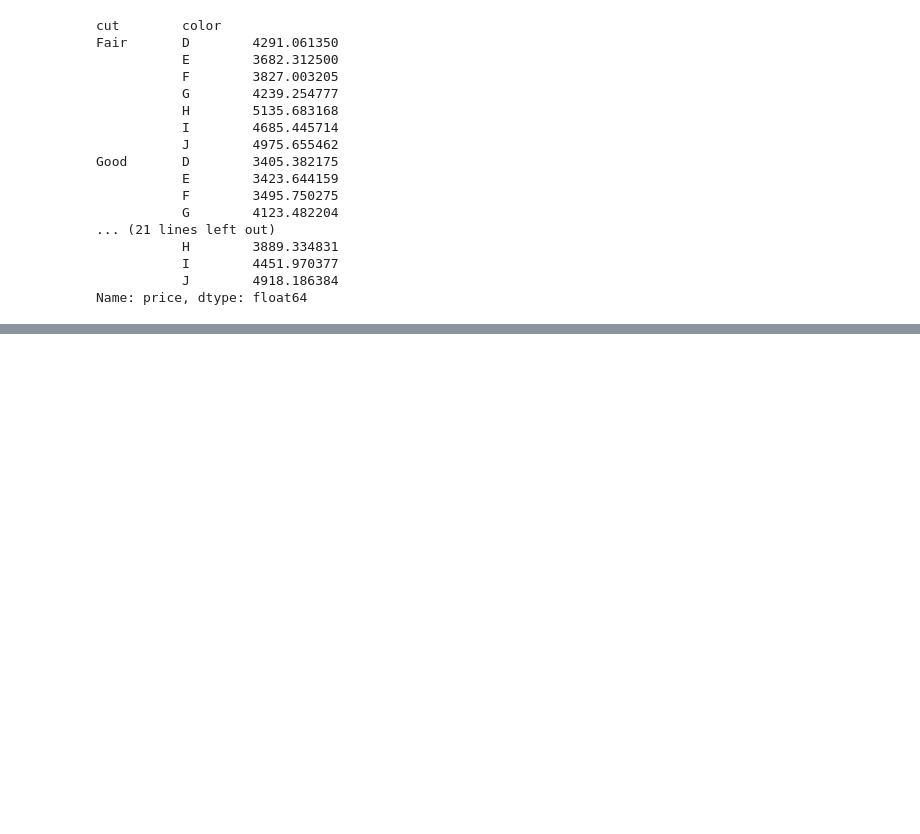
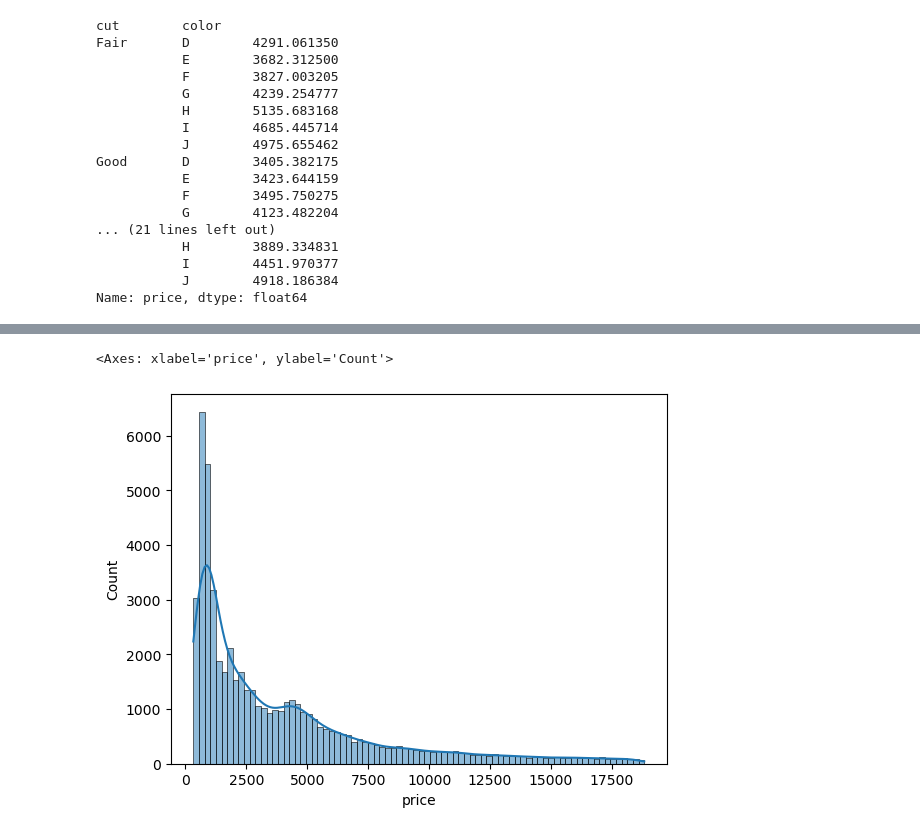
Before and after one commit to mtamerb/data-visualization, a Jupyter notebook: data-visualization.ipynb, the cells around one changed output, grey strips where cells are left out. Saved outputs shown, nothing was run; the diff lists cells and outputs as text; code cells hidden in the pictures; blank space fills up the shorter version.

Commit message:
Kaggle Notebook | data-visualization | Version 4

```diff
--- a/data-visualization.ipynb
+++ b/data-visualization.ipynb
@@ -481,0 +493,5 @@ Name: price, dtype: float64
+# %%
+sns.histplot(df.price, kde = True)
+# %% [output]
+<Axes: xlabel='price', ylabel='Count'>
+[figure, added]
```
Also changed, not shown: parts of 11 cells of this notebook.
